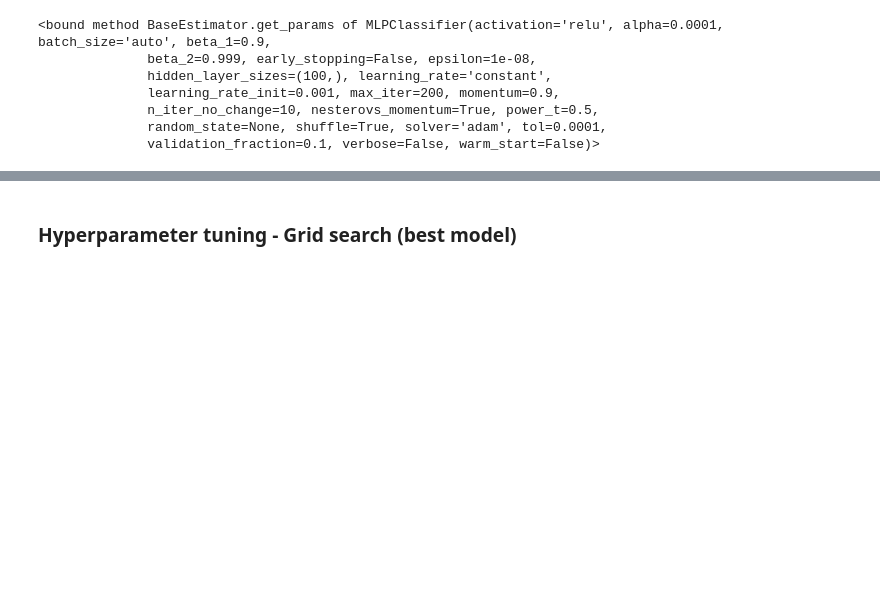
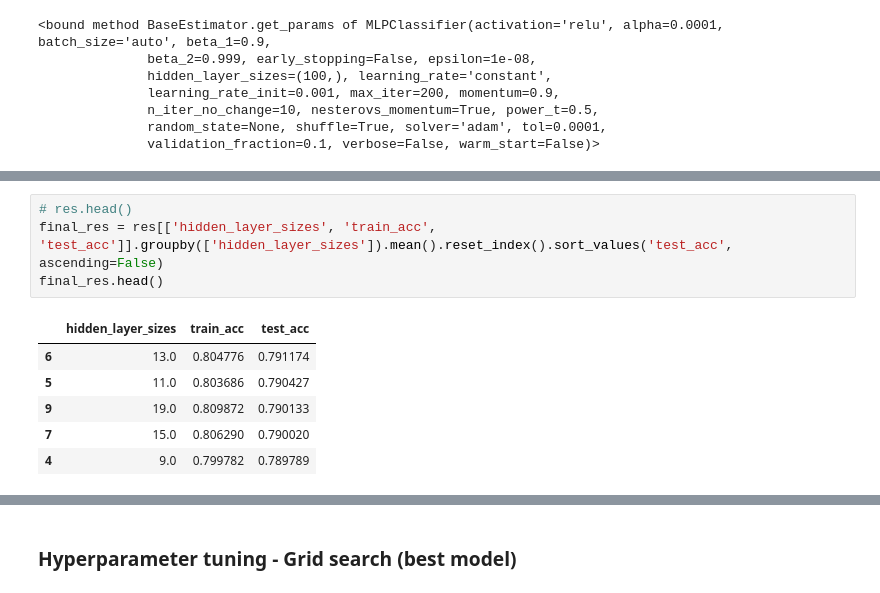
Before and after one commit to miritzk/ML_course, a Jupyter notebook: 318381852_312473242-part_b.ipynb, the cells around one changed output, grey strips where cells are left out. Drawn from its saved outputs; the diff is of its cells as text; blank space fills up the shorter version.

```diff
--- a/318381852_312473242-part_b.ipynb
+++ b/318381852_312473242-part_b.ipynb
@@ -790,0 +931,11 @@ model.n_layers_
+# %%
+# res.head()
+final_res = res[['hidden_layer_sizes', 'train_acc', 'test_acc']].groupby(['hidden_layer_sizes']).mean().reset_index().sort_values('test_acc', ascending=False)
+final_res.head()
+# %% [output]
+|  | hidden_layer_sizes | train_acc | test_acc |
+| 6 | 13.0 | 0.804776 | 0.791174 |
+| 5 | 11.0 | 0.803686 | 0.790427 |
+| 9 | 19.0 | 0.809872 | 0.790133 |
+| 7 | 15.0 | 0.806290 | 0.790020 |
+| 4 | 9.0 | 0.799782 | 0.789789 |
```
Also changed, not shown: parts of 23 cells of this notebook.
